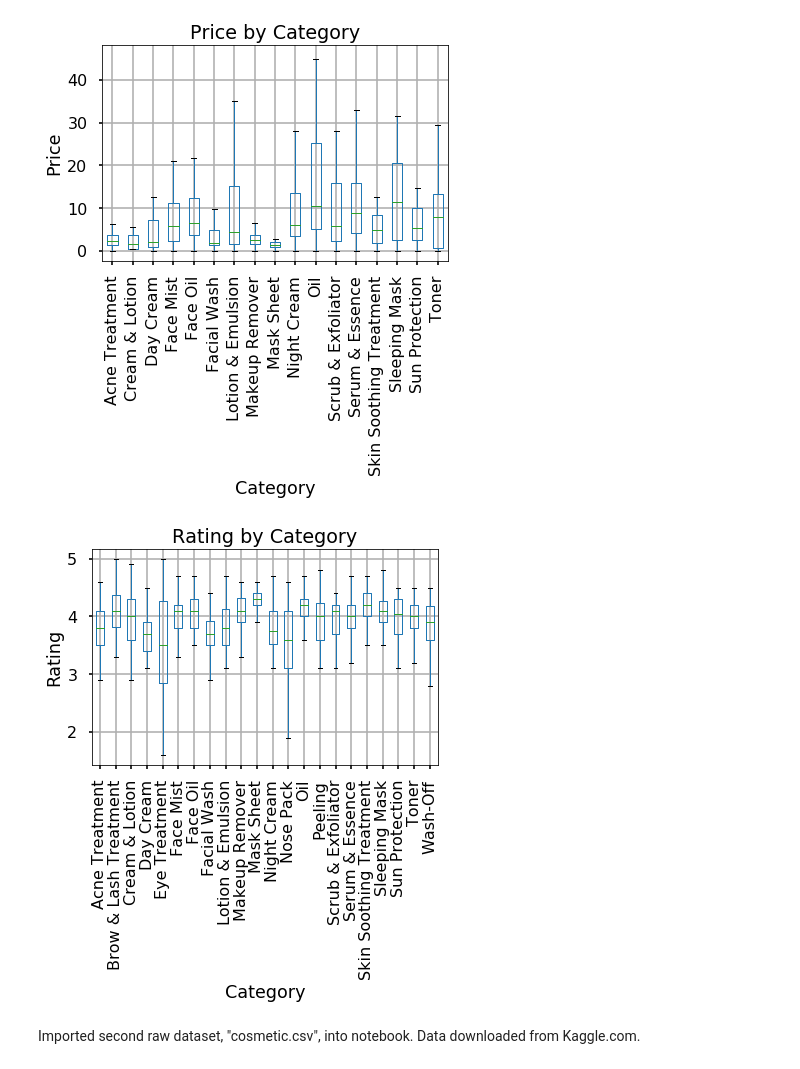
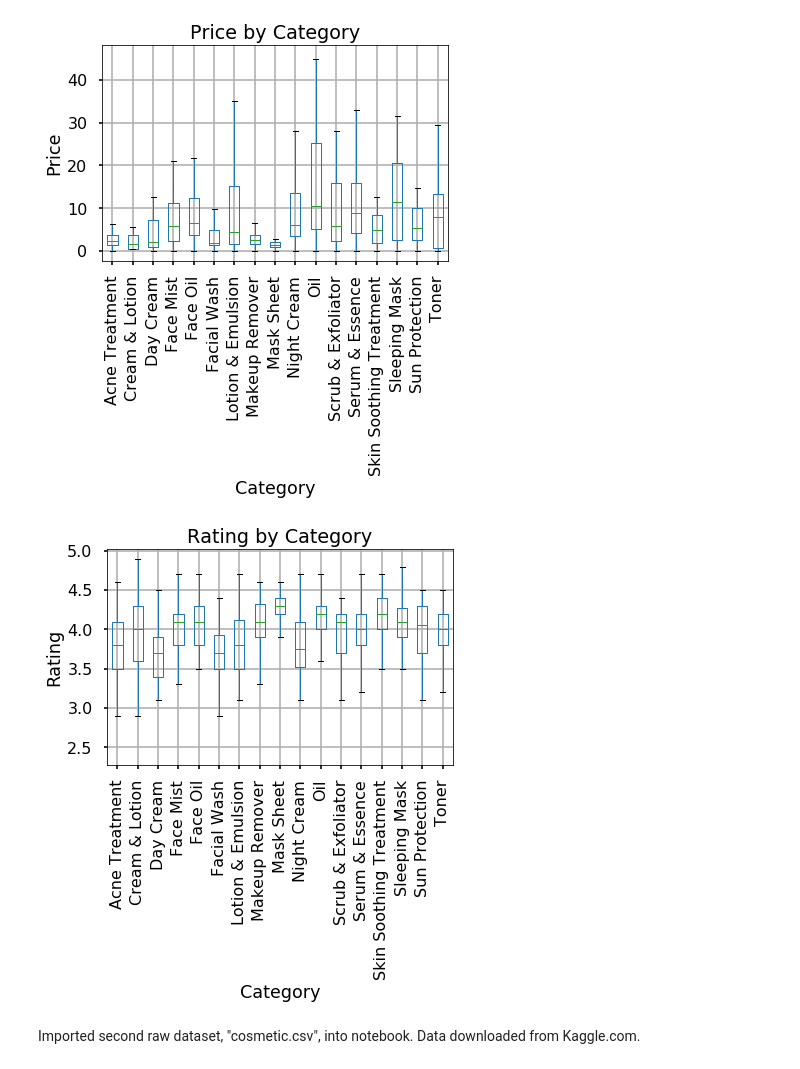
Before and after one commit to elitagao/info2950, a Jupyter notebook: INFO2950 Project.ipynb, the cells around one changed output. Drawn from its saved outputs; the diff is of its cells as text; code cells hidden in the pictures.

```diff
--- a/INFO2950 Project.ipynb
+++ b/INFO2950 Project.ipynb
@@ -131,14 +130,14 @@ plt.show()
 [figure]
 # %%
 #Rating by Category
-plot=skincare_subset.boxplot('rating', by='category', rot=90)
+plot=skincare_subset2.boxplot('rating', by='category', rot=90)
 plt.xlabel('Category')
 plt.ylabel('Rating')
 plt.title('Rating by Category')
 plt.suptitle('')
 plt.show()
 # %% [output]
-[figure, old version]
+[figure, new version]
 # %% [markdown]
 Imported second raw dataset, "cosmetic.csv", into notebook. Data downloaded from Kaggle.com.
 # %%
```
Also changed, not shown: parts of 12 cells of this notebook.
